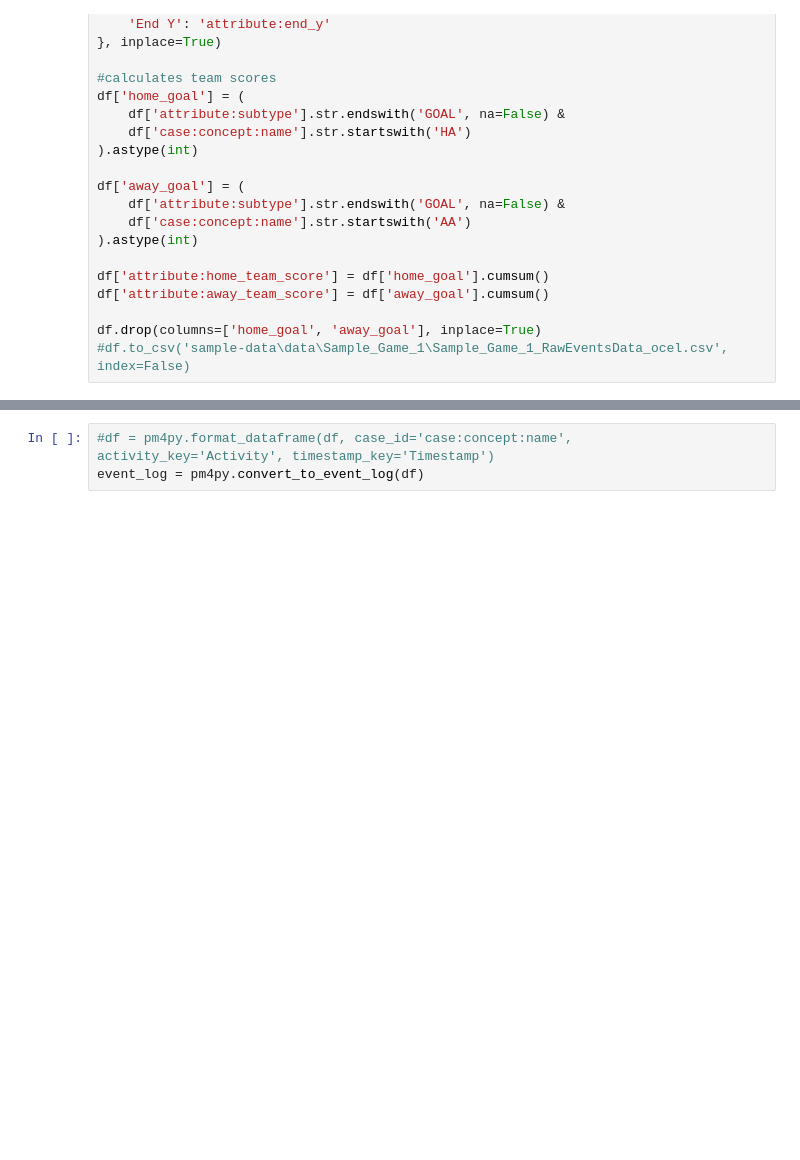
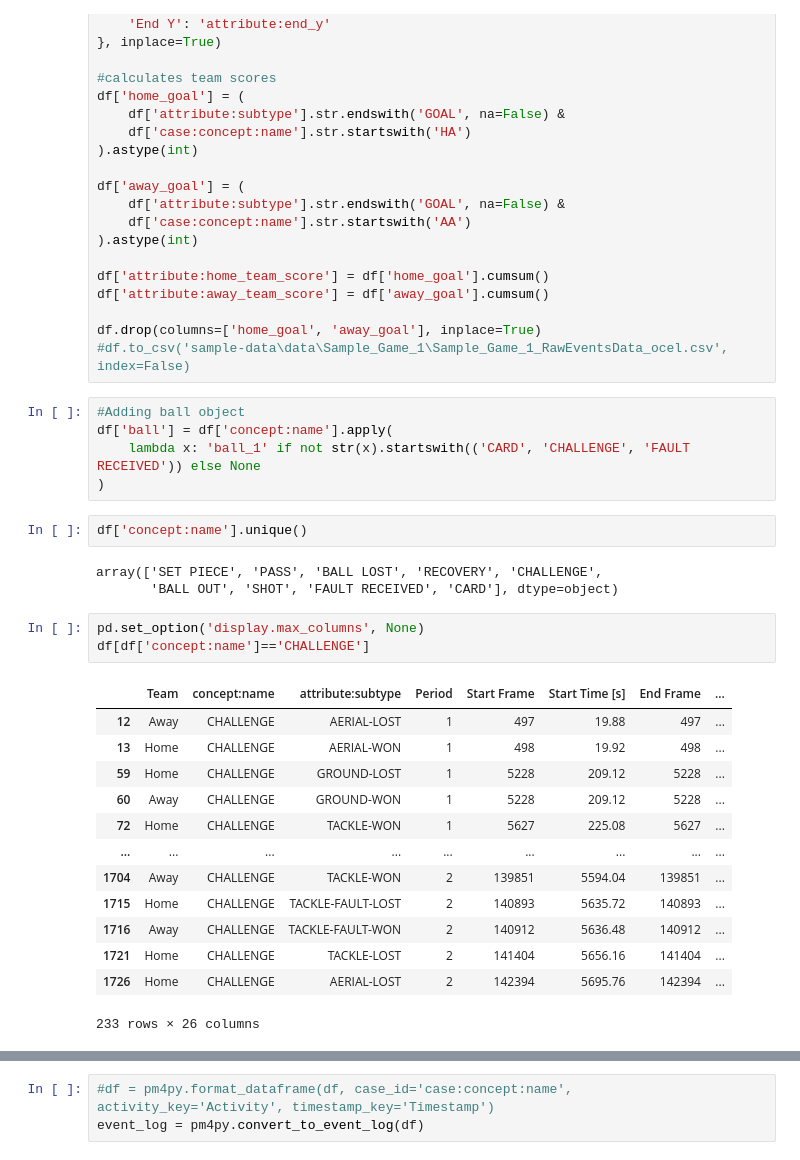
Before and after one commit to VitoChan01/Soccer, a Jupyter notebook: convert_ocel.ipynb, the cells around one changed output, grey strips where cells are left out. Saved outputs shown, nothing was run; the diff lists cells and outputs as text; blank space fills up the shorter version.

```diff
--- a/convert_ocel.ipynb
+++ b/convert_ocel.ipynb
@@ -92,3 +92,30 @@ df['attribute:away_team_score'] = df['away_goal'].cumsum()
 
 df.drop(columns=['home_goal', 'away_goal'], inplace=True)
 #df.to_csv('sample-data\data\Sample_Game_1\Sample_Game_1_RawEventsData_ocel.csv', index=False)
+# %%
+#Adding ball object
+df['ball'] = df['concept:name'].apply(
+    lambda x: 'ball_1' if not str(x).startswith(('CARD', 'CHALLENGE', 'FAULT RECEIVED')) else None
+)
+# %%
+df['concept:name'].unique()
+# %% [output]
+array(['SET PIECE', 'PASS', 'BALL LOST', 'RECOVERY', 'CHALLENGE',
+       'BALL OUT', 'SHOT', 'FAULT RECEIVED', 'CARD'], dtype=object)
+# %%
+pd.set_option('display.max_columns', None)
+df[df['concept:name']=='CHALLENGE']
+# %% [output]
+|  | Team | concept:name | attribute:subtype | Period | Start Frame | Start Time [s] | End Frame | ... |
+| 12 | Away | CHALLENGE | AERIAL-LOST | 1 | 497 | 19.88 | 497 | ... |
+| 13 | Home | CHALLENGE | AERIAL-WON | 1 | 498 | 19.92 | 498 | ... |
+| 59 | Home | CHALLENGE | GROUND-LOST | 1 | 5228 | 209.12 | 5228 | ... |
+| 60 | Away | CHALLENGE | GROUND-WON | 1 | 5228 | 209.12 | 5228 | ... |
+| 72 | Home | CHALLENGE | TACKLE-WON | 1 | 5627 | 225.08 | 5627 | ... |
+| ... | ... | ... | ... | ... | ... | ... | ... | ... |
+| 1704 | Away | CHALLENGE | TACKLE-WON | 2 | 139851 | 5594.04 | 139851 | ... |
+| 1715 | Home | CHALLENGE | TACKLE-FAULT-LOST | 2 | 140893 | 5635.72 | 140893 | ... |
+| 1716 | Away | CHALLENGE | TACKLE-FAULT-WON | 2 | 140912 | 5636.48 | 140912 | ... |
+| 1721 | Home | CHALLENGE | TACKLE-LOST | 2 | 141404 | 5656.16 | 141404 | ... |
+| 1726 | Home | CHALLENGE | AERIAL-LOST | 2 | 142394 | 5695.76 | 142394 | ... |
+233 rows × 26 columns
```
Also changed, not shown: parts of 2 cells of this notebook, 3 other files.
